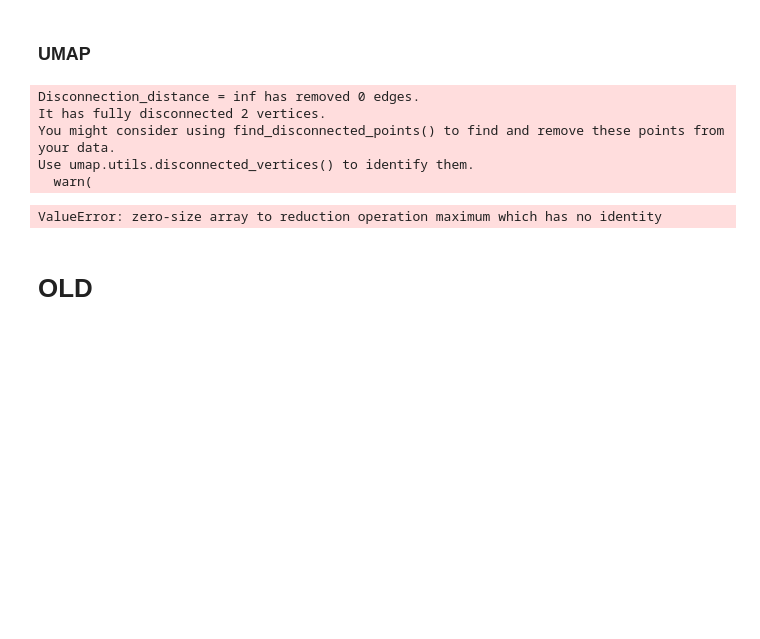
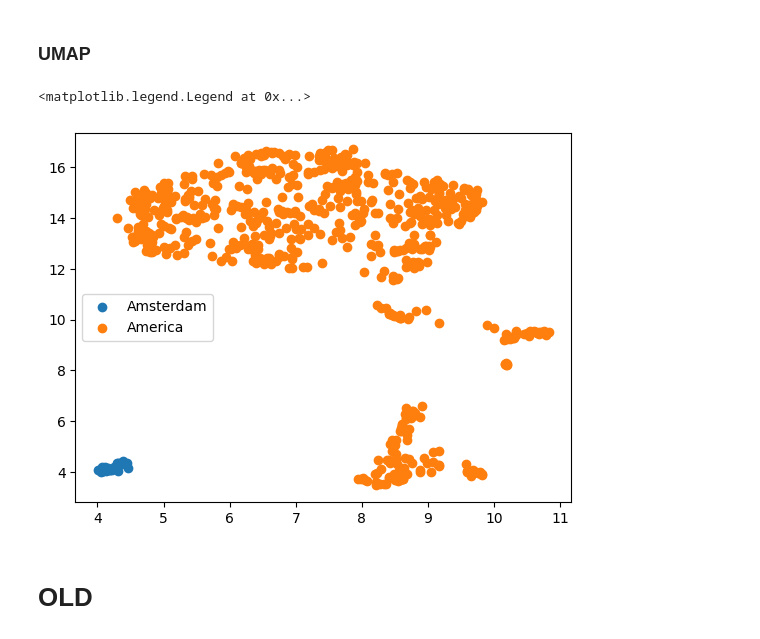
Before and after one commit to Semantics-of-Sustainability/ContextualLM, a Jupyter notebook: SemanticShift.ipynb, the cells around one changed output. Drawn from its saved outputs; the diff is of its cells as text; code cells hidden in the pictures; blank space fills up the shorter version.

```diff
--- a/SemanticShift.ipynb
+++ b/SemanticShift.ipynb
@@ -425,16 +424,14 @@ plt.legend()
 from numba import core
 import umap
 
-embedding = umap.UMAP().fit(vectors)
-
-umap.plot.points(embedding)
+X_umap = umap.UMAP().fit_transform(all_embeddings)
-# %% [output]
-Disconnection_distance = inf has removed 0 edges.
-It has fully disconnected 2 vertices.
-You might consider using find_disconnected_points() to find and remove these points from your data.
-Use umap.utils.disconnected_vertices() to identify them.
-  warn(
-ValueError: zero-size array to reduction operation maximum which has no identity
+# %%
+plt.scatter(X_umap[:len(embeddings1),0], X_umap[:len(embeddings1),1], label=TERM1)
+plt.scatter(X_umap[len(embeddings1):,0], X_umap[len(embeddings1):,1], label=TERM2)
+plt.legend()
+# %% [output]
+<matplotlib.legend.Legend at 0x...>
+[figure, added]
 # %% [markdown]
 # OLD
 # %%
```
Also changed, not shown: parts of 1 cell of this notebook.
